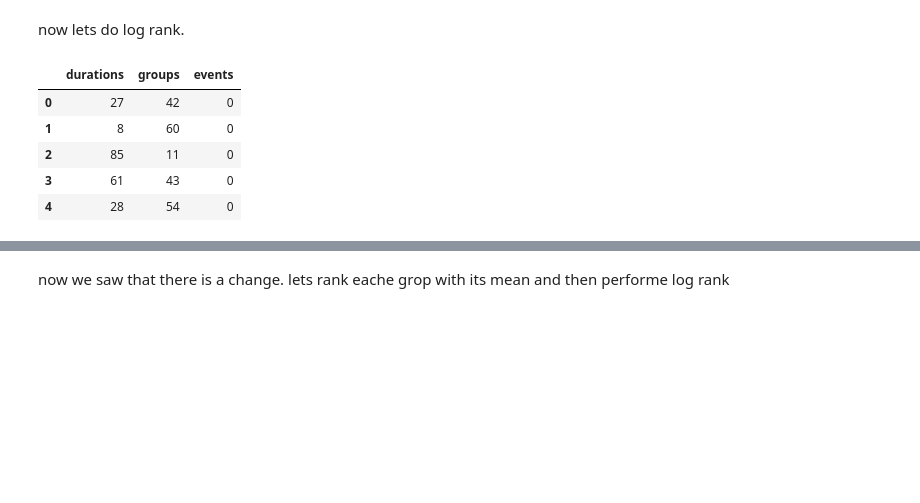
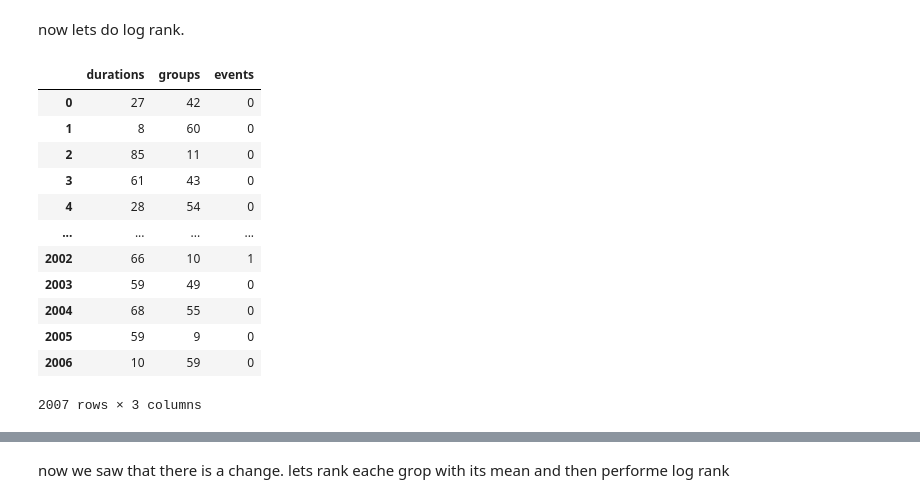
Before and after one commit to tsents/Statistical-Theory-Project, a Jupyter notebook: censored.ipynb, the cells around one changed output, grey strips where cells are left out. Drawn from its saved outputs; the diff is of its cells as text; code cells hidden in the pictures; blank space fills up the shorter version.

```diff
--- a/censored.ipynb
+++ b/censored.ipynb
@@ -205,17 +214,22 @@ def create_dataset_with_groups(data):
     return new_df, group_mapping
 # %%
 
-
-# Create the combinations
-df_multy, map= create_dataset_with_groups(data_frame)
-df_multy.head()
+df_multy, mapping = create_dataset_with_groups(data_frame)
+df_multy
 # %% [output]
 |  | durations | groups | events |
 | 0 | 27 | 42 | 0 |
 | 1 | 8 | 60 | 0 |
 | 2 | 85 | 11 | 0 |
 | 3 | 61 | 43 | 0 |
 | 4 | 28 | 54 | 0 |
+| ... | ... | ... | ... |
+| 2002 | 66 | 10 | 1 |
+| 2003 | 59 | 49 | 0 |
+| 2004 | 68 | 55 | 0 |
+| 2005 | 59 | 9 | 0 |
+| 2006 | 10 | 59 | 0 |
+2007 rows × 3 columns
 # %%
 from lifelines.statistics import multivariate_logrank_test
 
```
Also changed, not shown: parts of 18 cells of this notebook.
